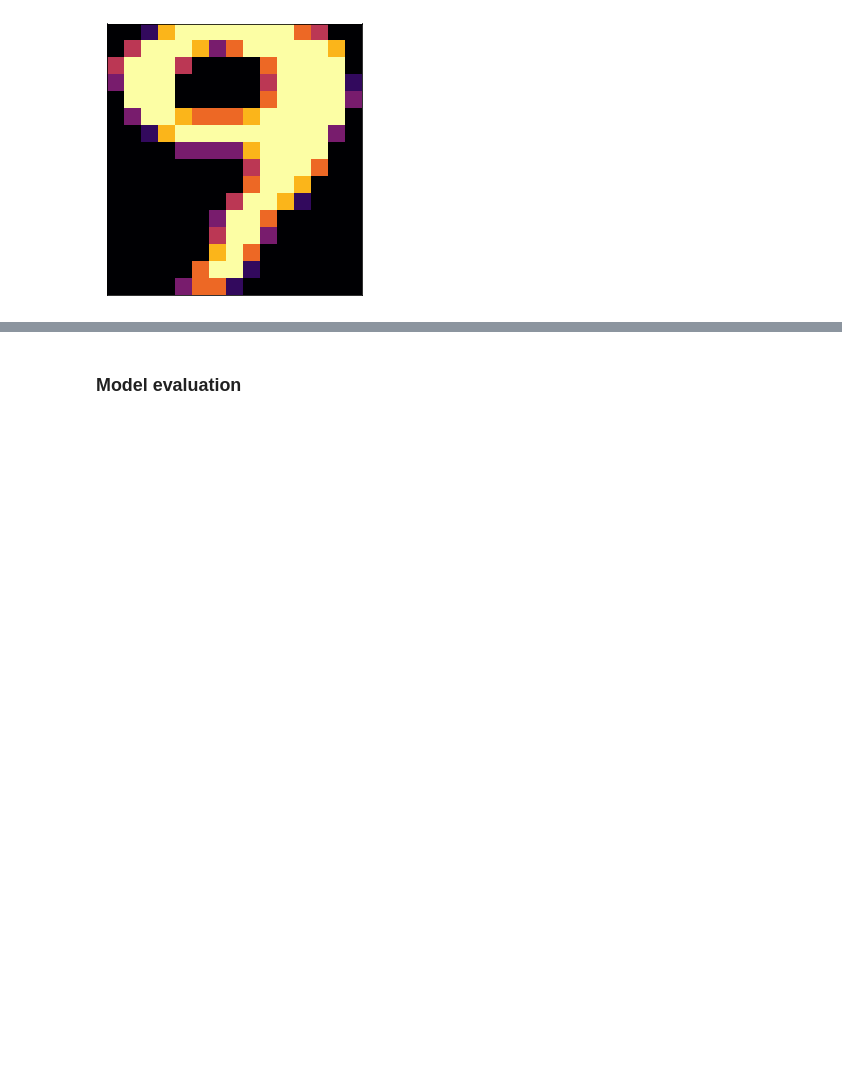
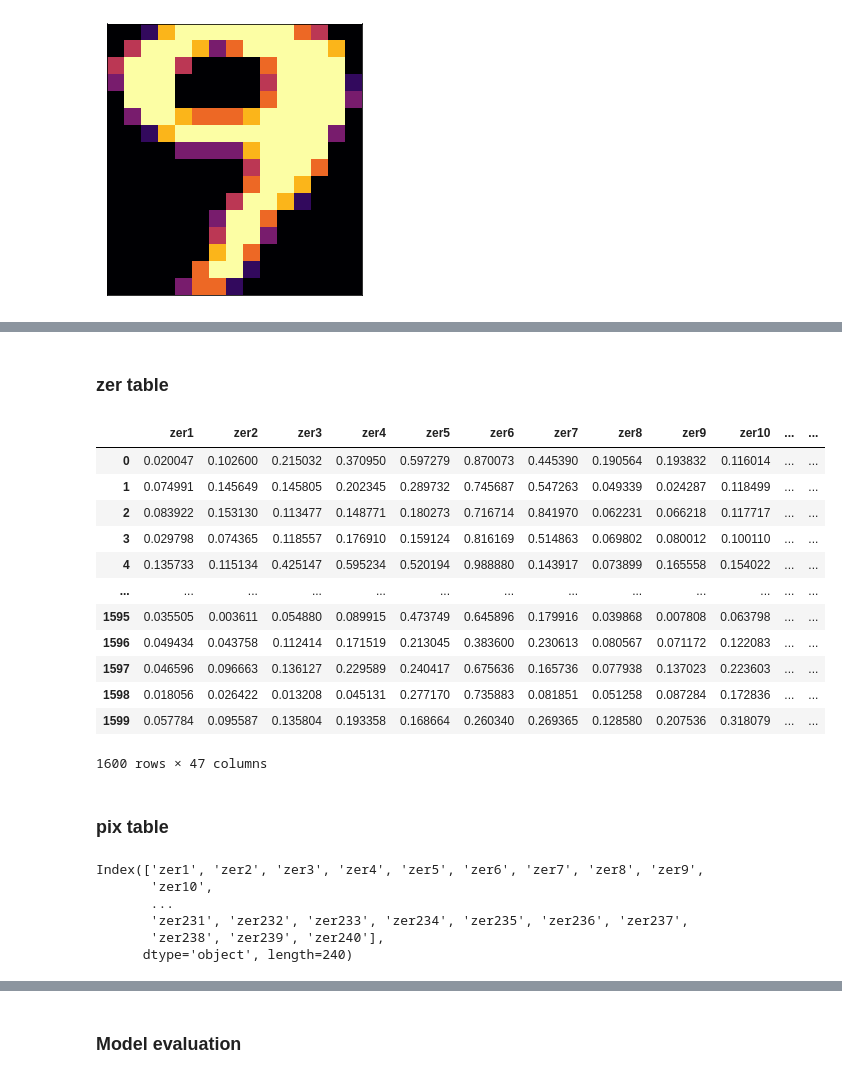
Before and after one commit to darknessest/datamining_uci_hw, a Jupyter notebook: mfeat.ipynb, the cells around one changed output, grey strips where cells are left out. Drawn from its saved outputs; the diff is of its cells as text; code cells hidden in the pictures; blank space fills up the shorter version.

Commit message:
data normalization for every table

```diff
--- a/mfeat.ipynb
+++ b/mfeat.ipynb
@@ -198,0 +228,38 @@ plt.imshow(sample)
+# %% [markdown]
+### zer table
+# %%
+# don't scale 'class'
+cols = zer_table.columns[:47]
+df = pd.DataFrame(zer_table.iloc[:, :47])
+
+zer_min_max_scaler = preprocessing.MinMaxScaler()
+np_scaled = zer_min_max_scaler.fit_transform(df)
+zer_table_norm = pd.DataFrame(np_scaled, columns = cols)
+# insert class
+zer_table_norm['class'] = zer_table['class']
+zer_table_norm
+# %% [output]
+|  | zer1 | zer2 | zer3 | zer4 | zer5 | zer6 | zer7 | zer8 | zer9 | zer10 | ... | ... |
+| 0 | 0.020047 | 0.102600 | 0.215032 | 0.370950 | 0.597279 | 0.870073 | 0.445390 | 0.190564 | 0.193832 | 0.116014 | ... | ... |
+| 1 | 0.074991 | 0.145649 | 0.145805 | 0.202345 | 0.289732 | 0.745687 | 0.547263 | 0.049339 | 0.024287 | 0.118499 | ... | ... |
+| 2 | 0.083922 | 0.153130 | 0.113477 | 0.148771 | 0.180273 | 0.716714 | 0.841970 | 0.062231 | 0.066218 | 0.117717 | ... | ... |
+| 3 | 0.029798 | 0.074365 | 0.118557 | 0.176910 | 0.159124 | 0.816169 | 0.514863 | 0.069802 | 0.080012 | 0.100110 | ... | ... |
+| 4 | 0.135733 | 0.115134 | 0.425147 | 0.595234 | 0.520194 | 0.988880 | 0.143917 | 0.073899 | 0.165558 | 0.154022 | ... | ... |
+| ... | ... | ... | ... | ... | ... | ... | ... | ... | ... | ... | ... | ... |
+| 1595 | 0.035505 | 0.003611 | 0.054880 | 0.089915 | 0.473749 | 0.645896 | 0.179916 | 0.039868 | 0.007808 | 0.063798 | ... | ... |
+| 1596 | 0.049434 | 0.043758 | 0.112414 | 0.171519 | 0.213045 | 0.383600 | 0.230613 | 0.080567 | 0.071172 | 0.122083 | ... | ... |
+| 1597 | 0.046596 | 0.096663 | 0.136127 | 0.229589 | 0.240417 | 0.675636 | 0.165736 | 0.077938 | 0.137023 | 0.223603 | ... | ... |
+| 1598 | 0.018056 | 0.026422 | 0.013208 | 0.045131 | 0.277170 | 0.735883 | 0.081851 | 0.051258 | 0.087284 | 0.172836 | ... | ... |
+| 1599 | 0.057784 | 0.095587 | 0.135804 | 0.193358 | 0.168664 | 0.260340 | 0.269365 | 0.128580 | 0.207536 | 0.318079 | ... | ... |
+1600 rows × 47 columns
+# %% [markdown]
+### pix table
+# %%
+pix_table.columns[:240]
+# %% [output]
+Index(['zer1', 'zer2', 'zer3', 'zer4', 'zer5', 'zer6', 'zer7', 'zer8', 'zer9',
+       'zer10',
+       ...
+       'zer231', 'zer232', 'zer233', 'zer234', 'zer235', 'zer236', 'zer237',
+       'zer238', 'zer239', 'zer240'],
+      dtype='object', length=240)
```
Also changed, not shown: parts of 5 cells of this notebook.
